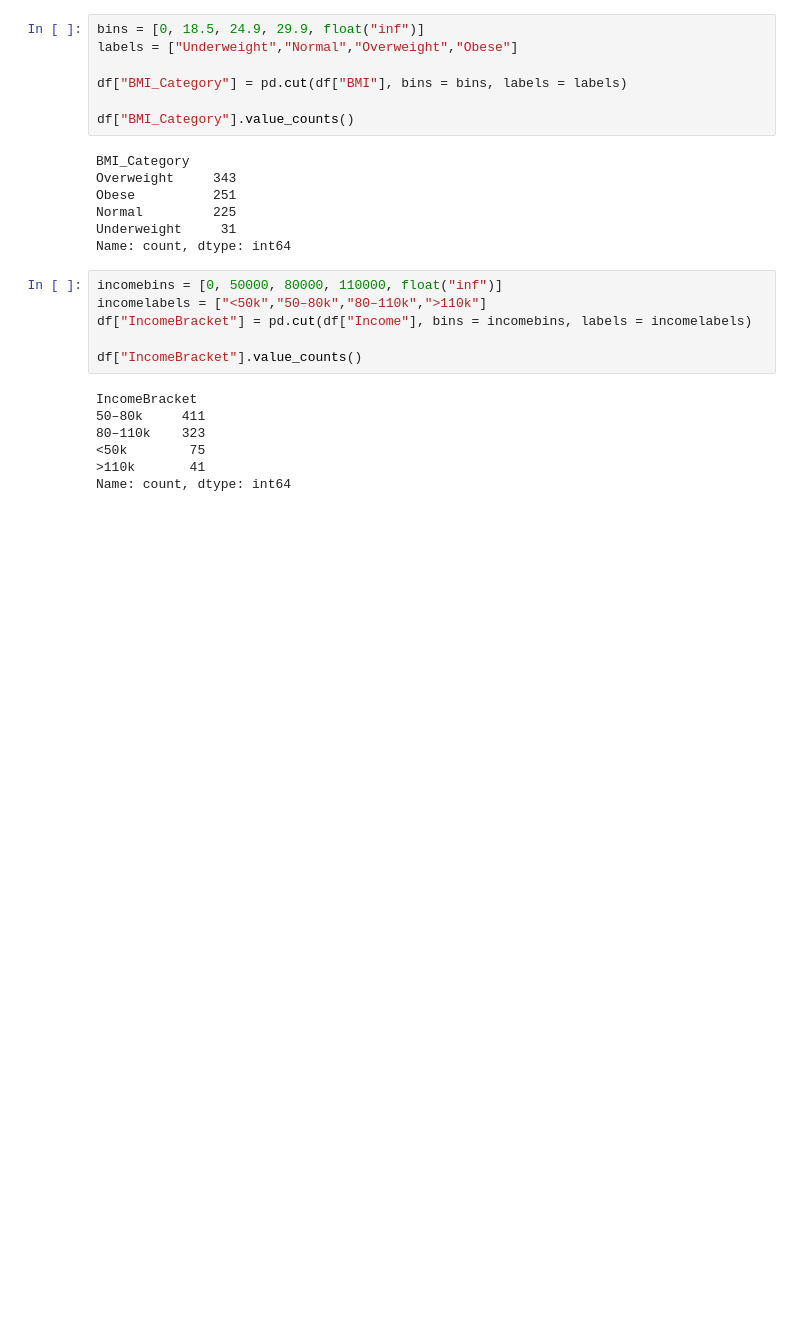
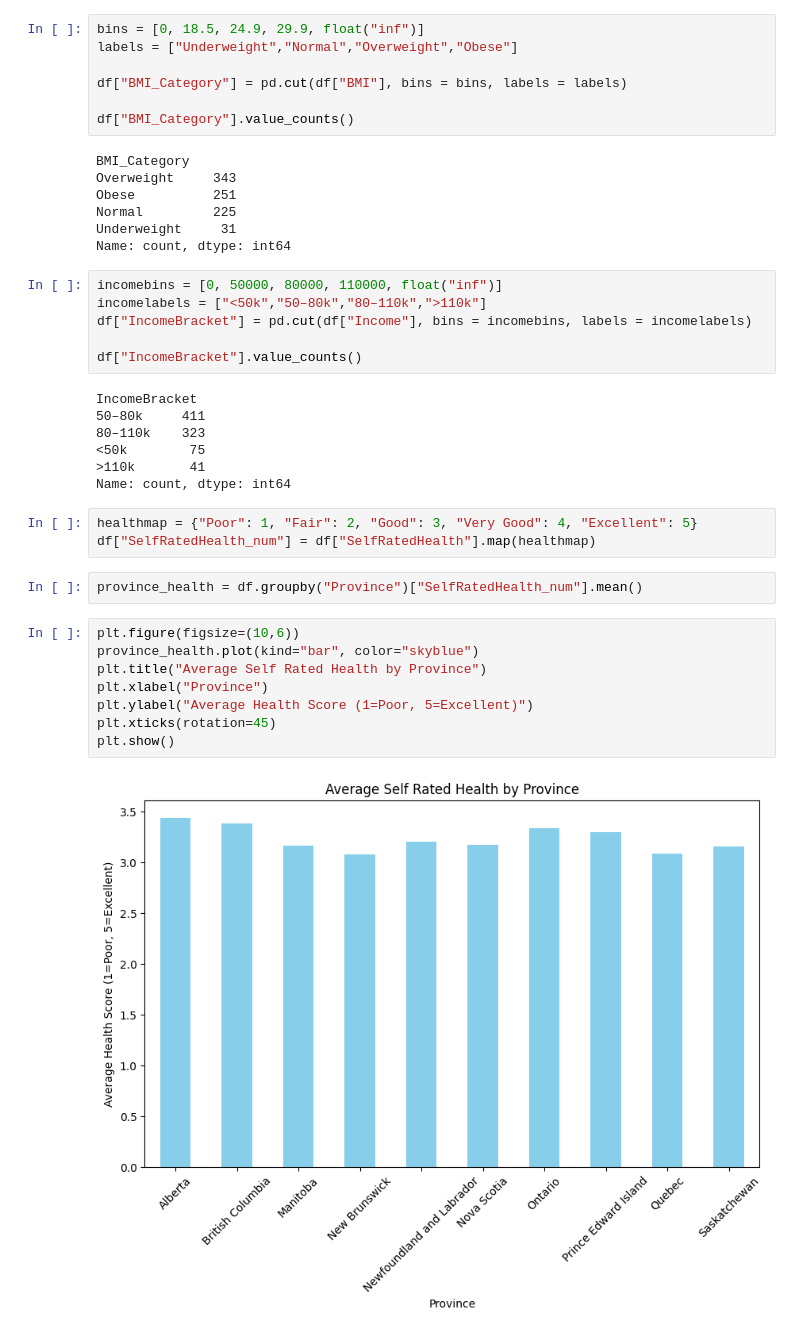
Before and after one commit to ValenceAgborchi/Exploring-Canadian-Health-Income-Data-with-Visualization, a Jupyter notebook: CanadianHealth&IncomeData.ipynb, the cells around one changed output. Cells and saved outputs as stored; diff of their text form; blank space fills up the shorter version.

Commit message:
Matplotlib Bar Graph Added for Average Self Rated Health by Province

```diff
--- a/CanadianHealth&IncomeData.ipynb
+++ b/CanadianHealth&IncomeData.ipynb
@@ -276,3 +276,18 @@ IncomeBracket
 <50k        75
 >110k       41
 Name: count, dtype: int64
+# %%
+healthmap = {"Poor": 1, "Fair": 2, "Good": 3, "Very Good": 4, "Excellent": 5}
+df["SelfRatedHealth_num"] = df["SelfRatedHealth"].map(healthmap)
+# %%
+province_health = df.groupby("Province")["SelfRatedHealth_num"].mean()
+# %%
+plt.figure(figsize=(10,6))
+province_health.plot(kind="bar", color="skyblue")
+plt.title("Average Self Rated Health by Province")
+plt.xlabel("Province")
+plt.ylabel("Average Health Score (1=Poor, 5=Excellent)")
+plt.xticks(rotation=45)
+plt.show()
+# %% [output]
+[figure, added]
```
